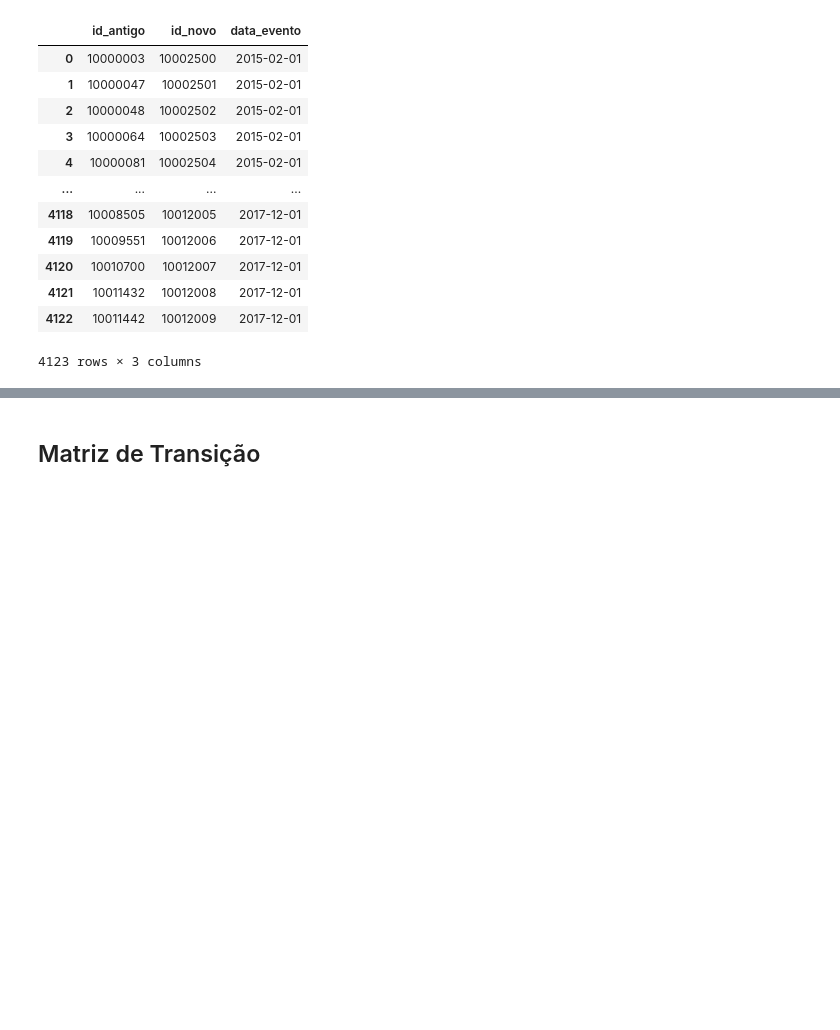
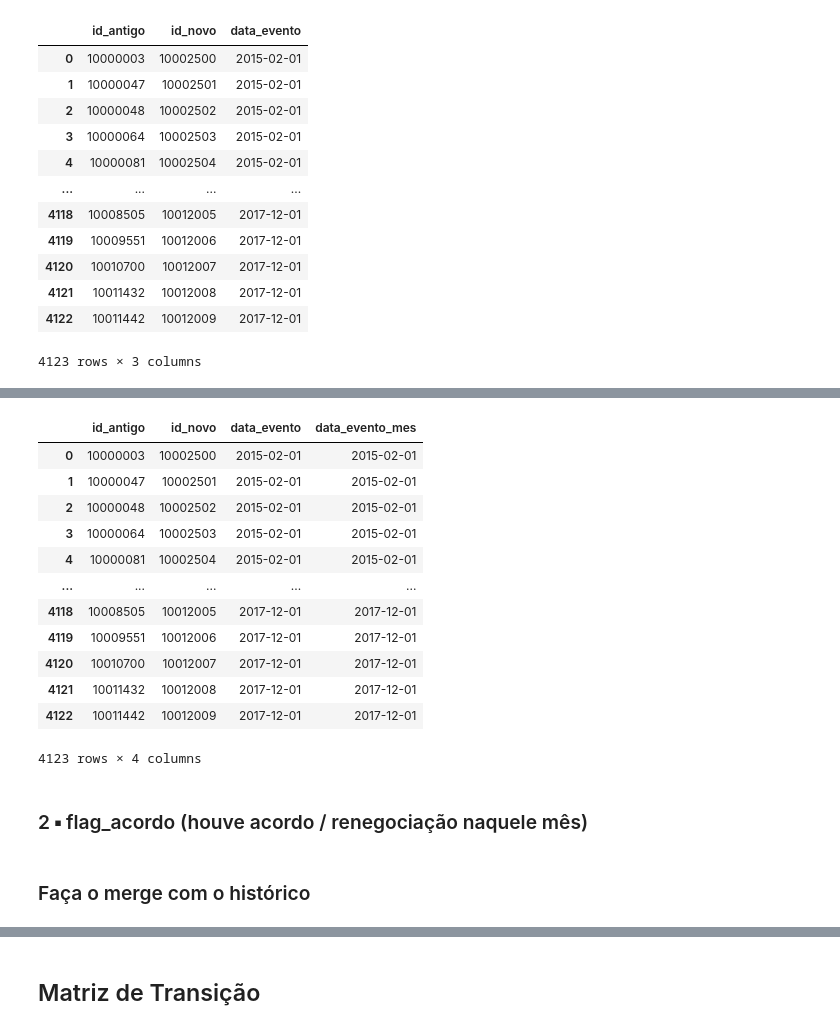
Before and after one commit to joaaomaia/Mentoria_Ciencia_Dados_Risco_Credito, a Jupyter notebook: ENCONTRO_2/0_construcao_target.ipynb, the cells around one changed output, grey strips where cells are left out. Cells and saved outputs as stored; diff of their text form; code cells hidden in the pictures; blank space fills up the shorter version.

```diff
--- a/ENCONTRO_2/0_construcao_target.ipynb
+++ b/ENCONTRO_2/0_construcao_target.ipynb
@@ -84,0 +308,32 @@ rastro_contratos
+# %%
+# df ................................. histórico completo
+df = historico.copy()
+
+
+df['data_ref']      = pd.to_datetime(df['data_ref'])
+df['data_ref_mes']  = df['data_ref'].dt.to_period('M').dt.to_timestamp()   # 1º dia do mês
+
+
+# rastro_contratos ................... trocas/renegociações
+rastro_contratos['data_evento']     = pd.to_datetime(rastro_contratos['data_evento'])
+rastro_contratos['data_evento_mes'] = (
+    rastro_contratos['data_evento'].dt.to_period('M').dt.to_timestamp()
+)
+# %%
+rastro_contratos
+# %% [output]
+|  | id_antigo | id_novo | data_evento | data_evento_mes |
+| 0 | 10000003 | 10002500 | 2015-02-01 | 2015-02-01 |
+| 1 | 10000047 | 10002501 | 2015-02-01 | 2015-02-01 |
+| 2 | 10000048 | 10002502 | 2015-02-01 | 2015-02-01 |
+| 3 | 10000064 | 10002503 | 2015-02-01 | 2015-02-01 |
+| 4 | 10000081 | 10002504 | 2015-02-01 | 2015-02-01 |
+| ... | ... | ... | ... | ... |
+| 4118 | 10008505 | 10012005 | 2017-12-01 | 2017-12-01 |
+| 4119 | 10009551 | 10012006 | 2017-12-01 | 2017-12-01 |
+| 4120 | 10010700 | 10012007 | 2017-12-01 | 2017-12-01 |
+| 4121 | 10011432 | 10012008 | 2017-12-01 | 2017-12-01 |
+| 4122 | 10011442 | 10012009 | 2017-12-01 | 2017-12-01 |
+4123 rows × 4 columns
+# %% [markdown]
+### 2 ▪ flag_acordo (houve acordo / renegociação naquele mês)
@@ -84,0 +358,2 @@ rastro_contratos
+# %% [markdown]
+### Faça o merge com o histórico
```
Also changed, not shown: parts of 31 cells of this notebook, 3 other files.
